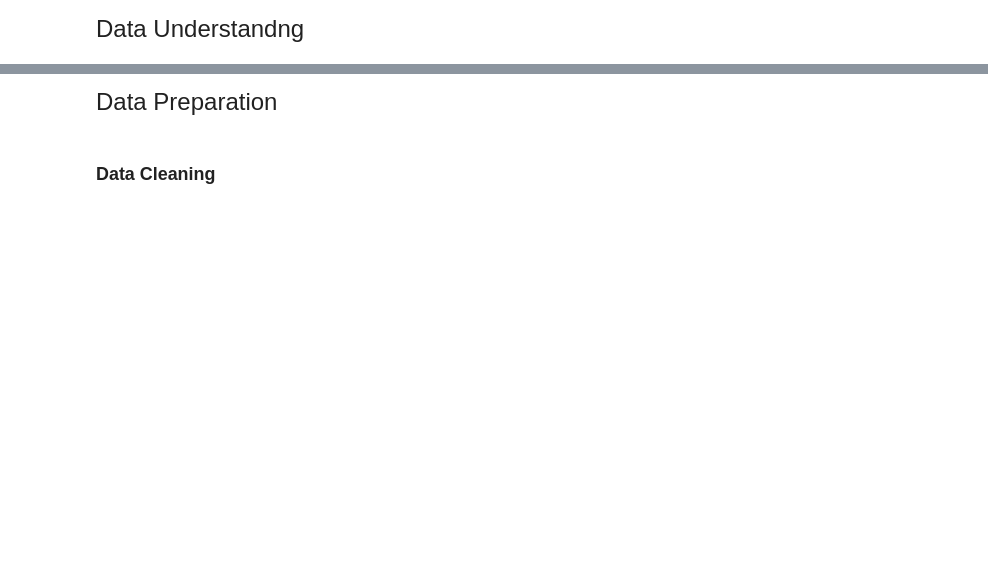
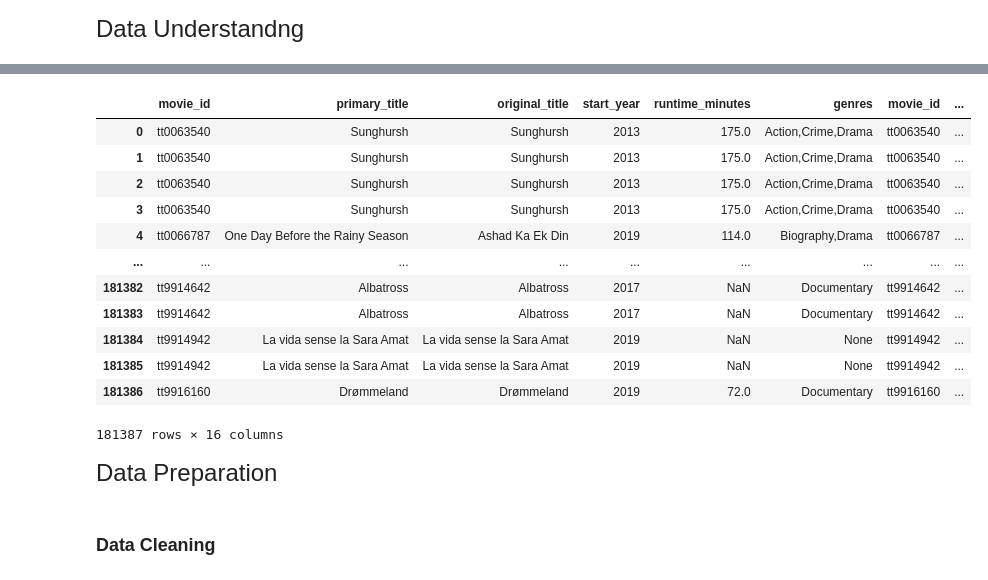
Before and after one commit to pjlannoo/Movie-Data-Analysis-Project, a Jupyter notebook: Notebooks/General Notebook.ipynb, the cells around one changed output, grey strips where cells are left out. Saved outputs shown, nothing was run; the diff lists cells and outputs as text; code cells hidden in the pictures; blank space fills up the shorter version.

```diff
--- a/Notebooks/General Notebook.ipynb
+++ b/Notebooks/General Notebook.ipynb
@@ -17,0 +25,3 @@ import matplotlib as plt
+# %%
+con = sqlite3.connect('../zippedData/im.db')
+cursor = con.cursor()
@@ -18,3 +56,28 @@ import matplotlib as plt
+# %%
+pd.read_sql('''
+SELECT *
+FROM movie_basics
+JOIN movie_ratings
+    ON movie_basics.movie_id = movie_ratings.movie_id
+JOIN directors
+    ON movie_basics.movie_id = directors.movie_id
+JOIN persons
+    ON directors.person_id = persons.person_id
+''', con)
+# %% [output]
+|  | movie_id | primary_title | original_title | start_year | runtime_minutes | genres | movie_id | ... |
+| 0 | tt0063540 | Sunghursh | Sunghursh | 2013 | 175.0 | Action,Crime,Drama | tt0063540 | ... |
+| 1 | tt0063540 | Sunghursh | Sunghursh | 2013 | 175.0 | Action,Crime,Drama | tt0063540 | ... |
+| 2 | tt0063540 | Sunghursh | Sunghursh | 2013 | 175.0 | Action,Crime,Drama | tt0063540 | ... |
+| 3 | tt0063540 | Sunghursh | Sunghursh | 2013 | 175.0 | Action,Crime,Drama | tt0063540 | ... |
+| 4 | tt0066787 | One Day Before the Rainy Season | Ashad Ka Ek Din | 2019 | 114.0 | Biography,Drama | tt0066787 | ... |
+| ... | ... | ... | ... | ... | ... | ... | ... | ... |
+| 181382 | tt9914642 | Albatross | Albatross | 2017 | NaN | Documentary | tt9914642 | ... |
+| 181383 | tt9914642 | Albatross | Albatross | 2017 | NaN | Documentary | tt9914642 | ... |
+| 181384 | tt9914942 | La vida sense la Sara Amat | La vida sense la Sara Amat | 2019 | NaN | None | tt9914942 | ... |
+| 181385 | tt9914942 | La vida sense la Sara Amat | La vida sense la Sara Amat | 2019 | NaN | None | tt9914942 | ... |
+| 181386 | tt9916160 | Drømmeland | Drømmeland | 2019 | 72.0 | Documentary | tt9916160 | ... |
+181387 rows × 16 columns
 # %% [markdown]
 <font size="5">Data Preparation </font>
 # %% [markdown]
```
Also changed, not shown: parts of 34 cells of this notebook.
